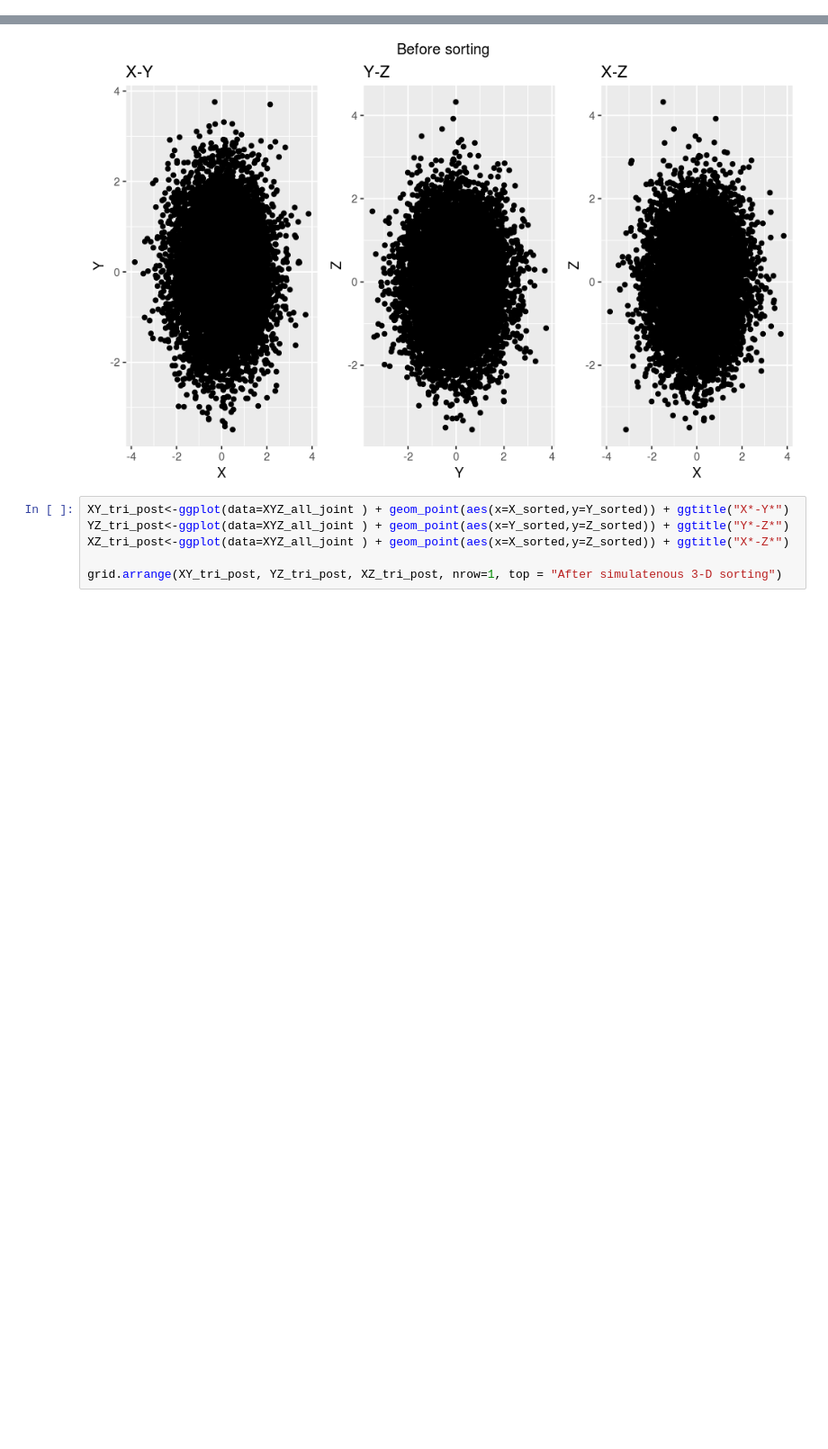
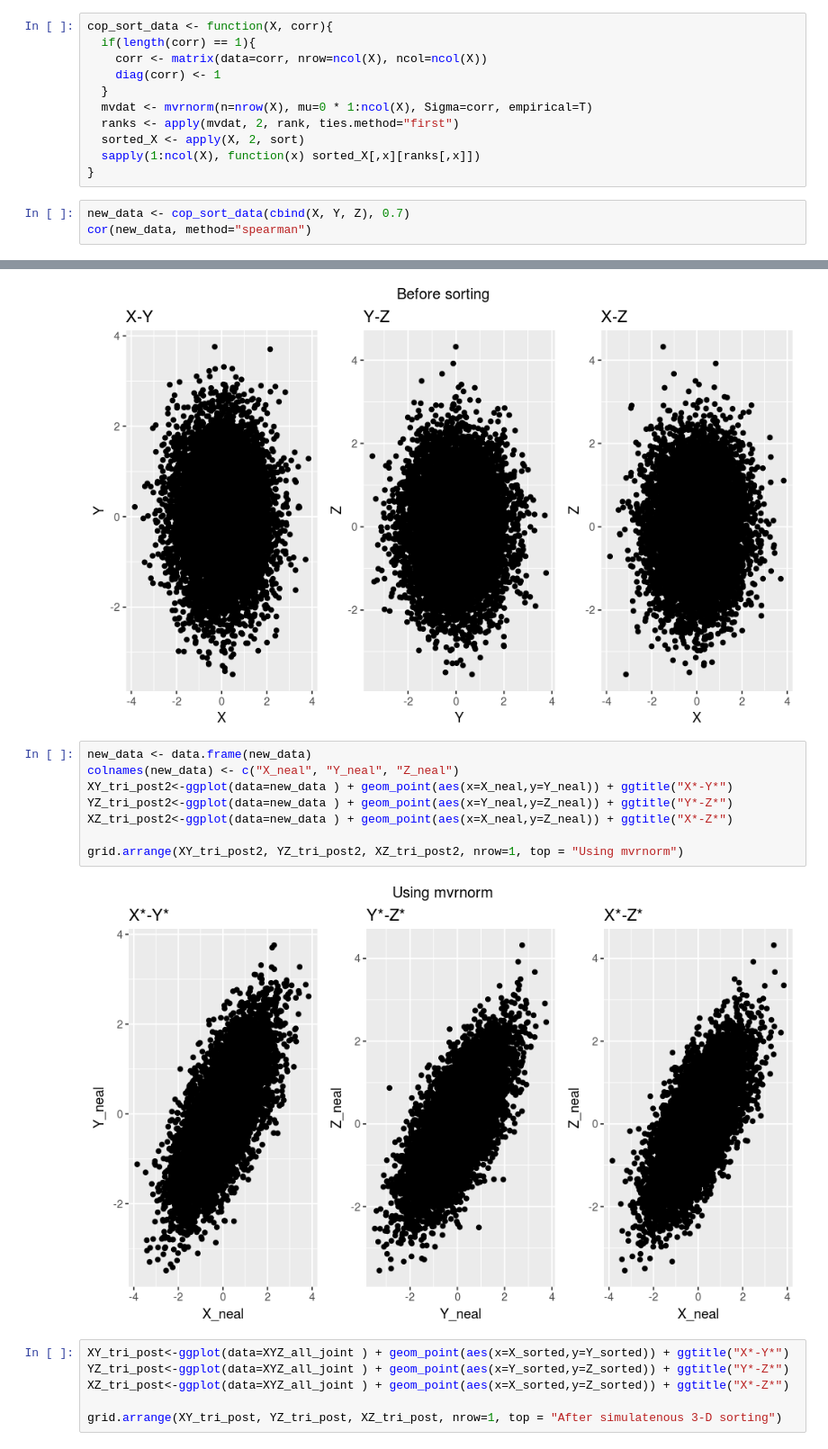
Before and after one commit to sadatnfs/copula, a Jupyter notebook: copula_sorting/testing_copula_for_higher_dims.ipynb, the cells around one changed output, grey strips where cells are left out. Shown: that part at 90% size. Drawn from its saved outputs; the diff is of its cells as text; blank space fills up the shorter version.

Commit message:
Neal's function works better

```diff
--- a/copula_sorting/testing_copula_for_higher_dims.ipynb
+++ b/copula_sorting/testing_copula_for_higher_dims.ipynb
@@ -173,0 +357,14 @@ V3 0.6792089 0.6822313 1.0000000
+# %%
+cop_sort_data <- function(X, corr){
+  if(length(corr) == 1){
+    corr <- matrix(data=corr, nrow=ncol(X), ncol=ncol(X))
+    diag(corr) <- 1
+  }
+  mvdat <- mvrnorm(n=nrow(X), mu=0 * 1:ncol(X), Sigma=corr, empirical=T)
+  ranks <- apply(mvdat, 2, rank, ties.method="first")
+  sorted_X <- apply(X, 2, sort)
+  sapply(1:ncol(X), function(x) sorted_X[,x][ranks[,x]])
+}
+# %%
+new_data <- cop_sort_data(cbind(X, Y, Z), 0.7)
+cor(new_data, method="spearman")
@@ -183,6 +384,16 @@ XZ_pre<-ggplot(data=data.frame(cbind(X,Z))) + geom_point(aes(x=X,y=Z)) + ggtitle
 grid.arrange(XY_pre, YZ_pre, XZ_pre, nrow=1, top = "Before sorting")
 # %% [output]
 [figure]
+# %%
+new_data <- data.frame(new_data)
+colnames(new_data) <- c("X_neal", "Y_neal", "Z_neal")
+XY_tri_post2<-ggplot(data=new_data ) + geom_point(aes(x=X_neal,y=Y_neal)) + ggtitle("X*-Y*")
+YZ_tri_post2<-ggplot(data=new_data ) + geom_point(aes(x=Y_neal,y=Z_neal)) + ggtitle("Y*-Z*")
+XZ_tri_post2<-ggplot(data=new_data ) + geom_point(aes(x=X_neal,y=Z_neal)) + ggtitle("X*-Z*")
+
+grid.arrange(XY_tri_post2, YZ_tri_post2, XZ_tri_post2, nrow=1, top = "Using mvrnorm")
+# %% [output]
+[figure, added]
 # %%
 XY_tri_post<-ggplot(data=XYZ_all_joint ) + geom_point(aes(x=X_sorted,y=Y_sorted)) + ggtitle("X*-Y*")
 YZ_tri_post<-ggplot(data=XYZ_all_joint ) + geom_point(aes(x=Y_sorted,y=Z_sorted)) + ggtitle("Y*-Z*")
```
Also changed, not shown: parts of 18 cells of this notebook.
